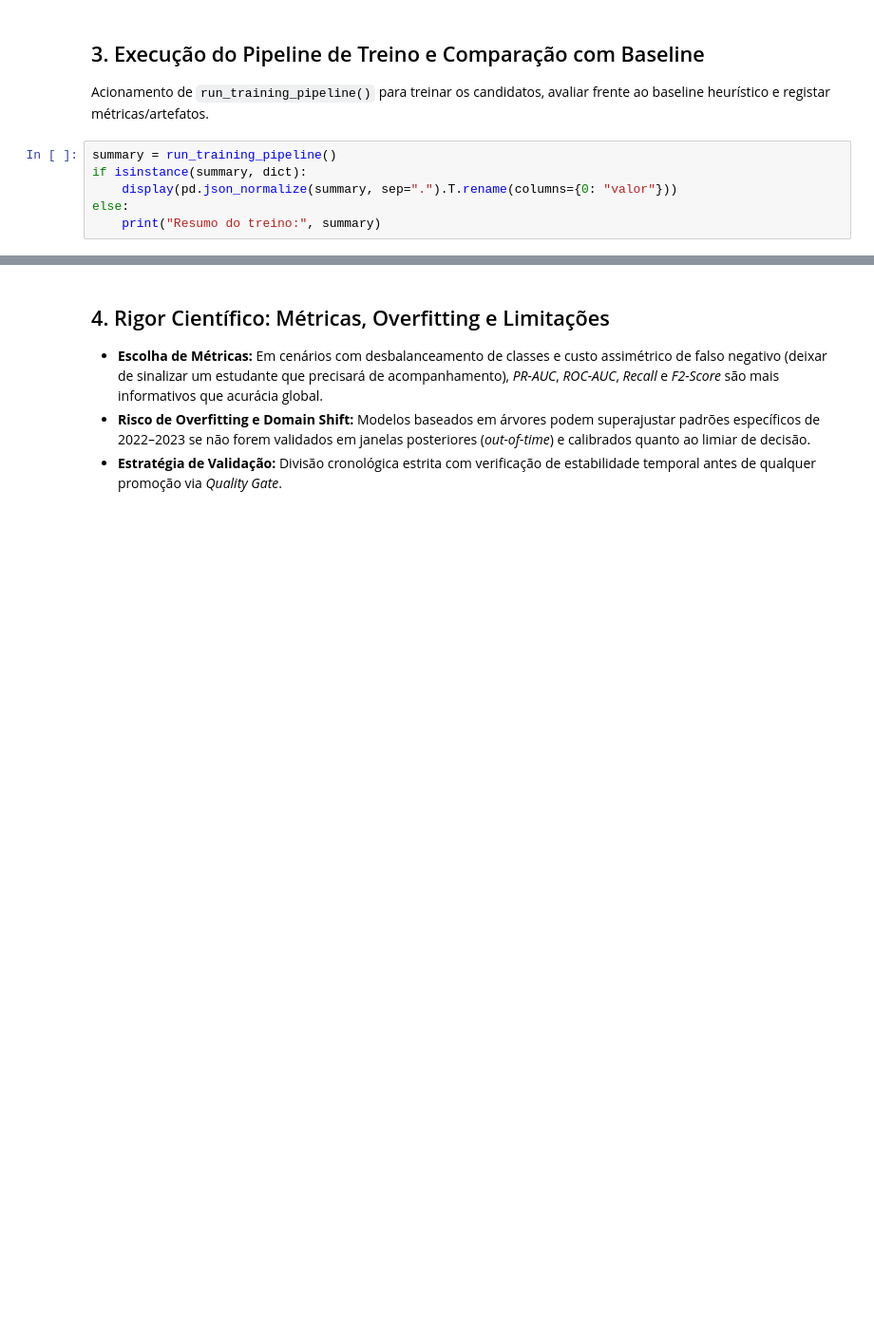
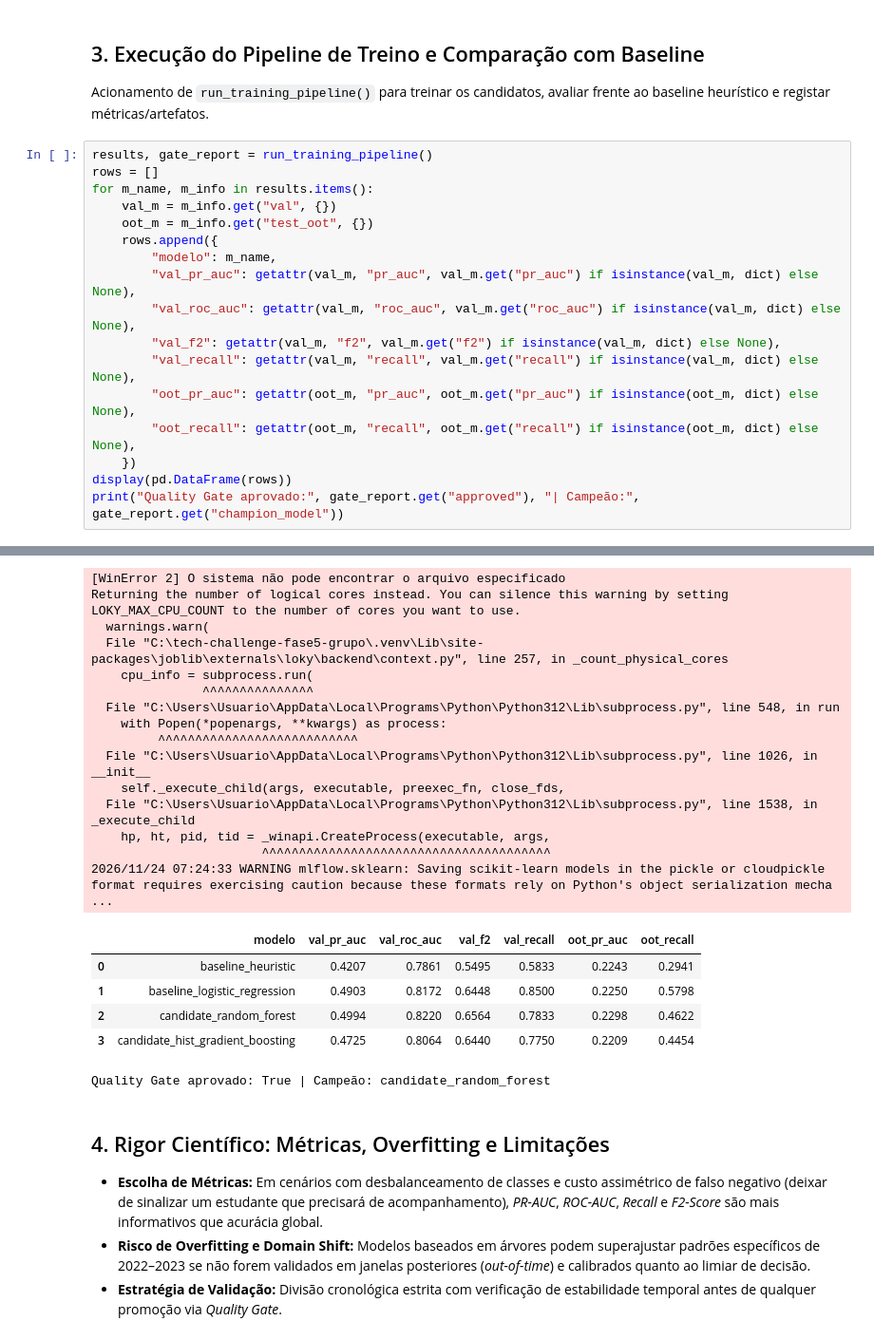
Before and after one commit to ReinaldoFernandes2013/tech-challenge-fase5-grupo, a Jupyter notebook: notebooks/02_feature_engineering_and_experiments.ipynb, the cells around one changed output, grey strips where cells are left out. Shown at 95% size. Saved outputs shown, nothing was run; the diff lists cells and outputs as text; blank space fills up the shorter version.

Commit message:
chore: align mlops pipeline artifacts, docker compose, streamlit client, and audit docs

```diff
--- a/notebooks/02_feature_engineering_and_experiments.ipynb
+++ b/notebooks/02_feature_engineering_and_experiments.ipynb
@@ -47,8 +68,20 @@ print("Auditoria anti-leakage e consistência de esquema aprovadas em todos os s
 ## 3. Execução do Pipeline de Treino e Comparação com Baseline
 Acionamento de `run_training_pipeline()` para treinar os candidatos, avaliar frente ao baseline heurístico e registar métricas/artefatos.
 # %%
-summary = run_training_pipeline()
-if isinstance(summary, dict):
-    display(pd.json_normalize(summary, sep=".").T.rename(columns={0: "valor"}))
-else:
-    print("Resumo do treino:", summary)
+results, gate_report = run_training_pipeline()
+rows = []
+for m_name, m_info in results.items():
+    val_m = m_info.get("val", {})
+    oot_m = m_info.get("test_oot", {})
+    rows.append({
+        "modelo": m_name,
+        "val_pr_auc": getattr(val_m, "pr_auc", val_m.get("pr_auc") if isinstance(val_m, dict) else None),
+        "val_roc_auc": getattr(val_m, "roc_auc", val_m.get("roc_auc") if isinstance(val_m, dict) else None),
+        "val_f2": getattr(val_m, "f2", val_m.get("f2") if isinstance(val_m, dict) else None),
+        "val_recall": getattr(val_m, "recall", val_m.get("recall") if isinstance(val_m, dict) else None),
+        "oot_pr_auc": getattr(oot_m, "pr_auc", oot_m.get("pr_auc") if isinstance(oot_m, dict) else None),
+        "oot_recall": getattr(oot_m, "recall", oot_m.get("recall") if isinstance(oot_m, dict) else None),
+    })
+display(pd.DataFrame(rows))
+print("Quality Gate aprovado:", gate_report.get("approved"), "| Campeão:", gate_report.get("champion_model"))
+# %% [output]
@@ -55,3 +92,24 @@ else:
+[WinError 2] O sistema não pode encontrar o arquivo especificado
+Returning the number of logical cores instead. You can silence this warning by setting LOKY_MAX_CPU_COUNT to the number of cores you want to use.
+  warnings.warn(
+  File "C:\tech-challenge-fase5-grupo\.venv\Lib\site-packages\joblib\externals\loky\backend\context.py", line 257, in _count_physical_cores
+    cpu_info = subprocess.run(
+               ^^^^^^^^^^^^^^^
+  File "C:\Users\Usuario\AppData\Local\Programs\Python\Python312\Lib\subprocess.py", line 548, in run
+    with Popen(*popenargs, **kwargs) as process:
+         ^^^^^^^^^^^^^^^^^^^^^^^^^^^
+  File "C:\Users\Usuario\AppData\Local\Programs\Python\Python312\Lib\subprocess.py", line 1026, in __init__
+    self._execute_child(args, executable, preexec_fn, close_fds,
+  File "C:\Users\Usuario\AppData\Local\Programs\Python\Python312\Lib\subprocess.py", line 1538, in _execute_child
+    hp, ht, pid, tid = _winapi.CreateProcess(executable, args,
+                       ^^^^^^^^^^^^^^^^^^^^^^^^^^^^^^^^^^^^^^^
+2026/11/24 07:24:33 WARNING mlflow.sklearn: Saving scikit-learn models in the pickle or cloudpickle format requires exercising caution because these formats rely on Python's object serialization mecha ...
+|  | modelo | val_pr_auc | val_roc_auc | val_f2 | val_recall | oot_pr_auc | oot_recall |
+| 0 | baseline_heuristic | 0.4207 | 0.7861 | 0.5495 | 0.5833 | 0.2243 | 0.2941 |
+| 1 | baseline_logistic_regression | 0.4903 | 0.8172 | 0.6448 | 0.8500 | 0.2250 | 0.5798 |
+| 2 | candidate_random_forest | 0.4994 | 0.8220 | 0.6564 | 0.7833 | 0.2298 | 0.4622 |
+| 3 | candidate_hist_gradient_boosting | 0.4725 | 0.8064 | 0.6440 | 0.7750 | 0.2209 | 0.4454 |
+Quality Gate aprovado: True | Campeão: candidate_random_forest
 # %% [markdown]
 ## 4. Rigor Científico: Métricas, Overfitting e Limitações
 * **Escolha de Métricas:** Em cenários com desbalanceamento de classes e custo assimétrico de falso negativo (deixar de sinalizar um estudante que precisará de acompanhamento), *PR-AUC*, *ROC-AUC*, *Recall* e *F2-Score* são mais informativos que acurácia global.
```
Also changed, not shown: parts of 4 cells of this notebook, 14 other files.
